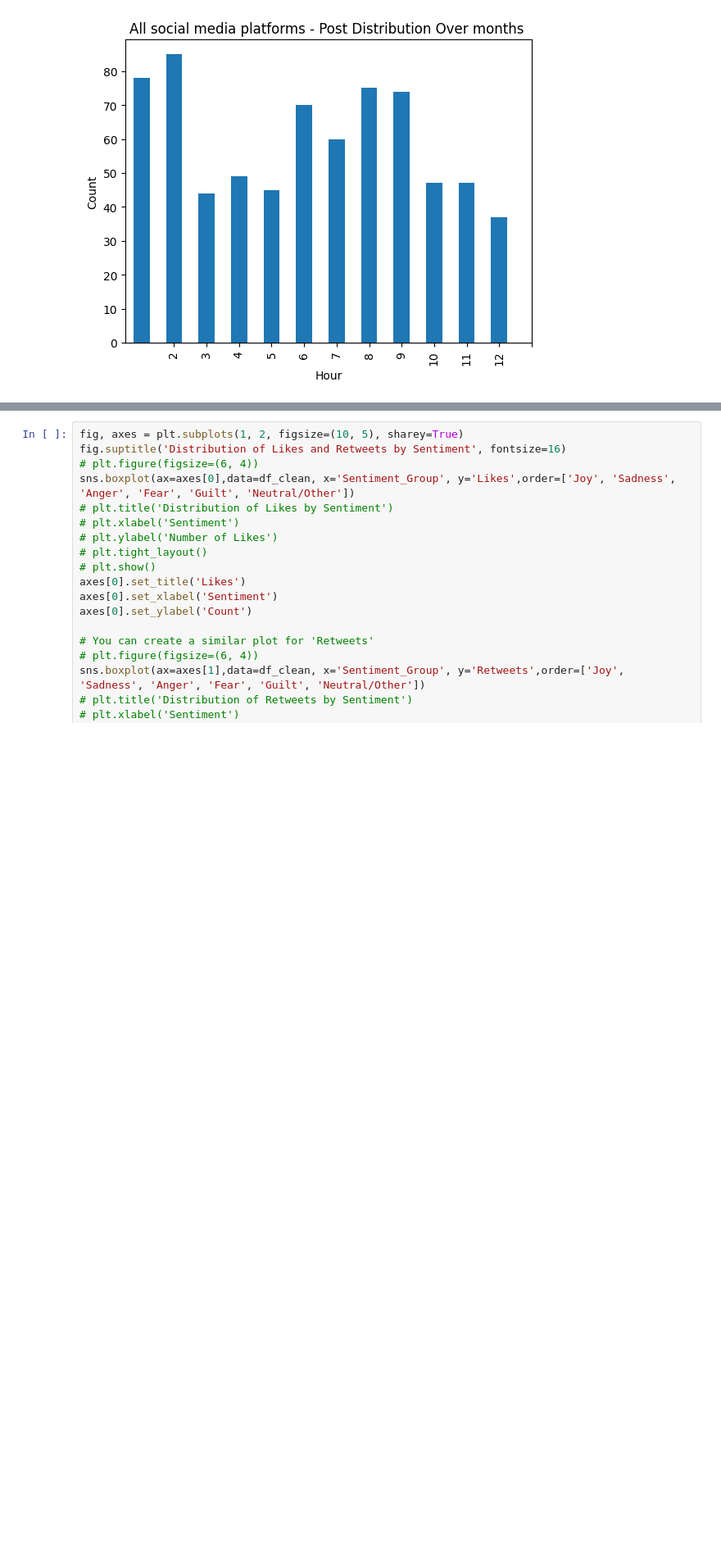
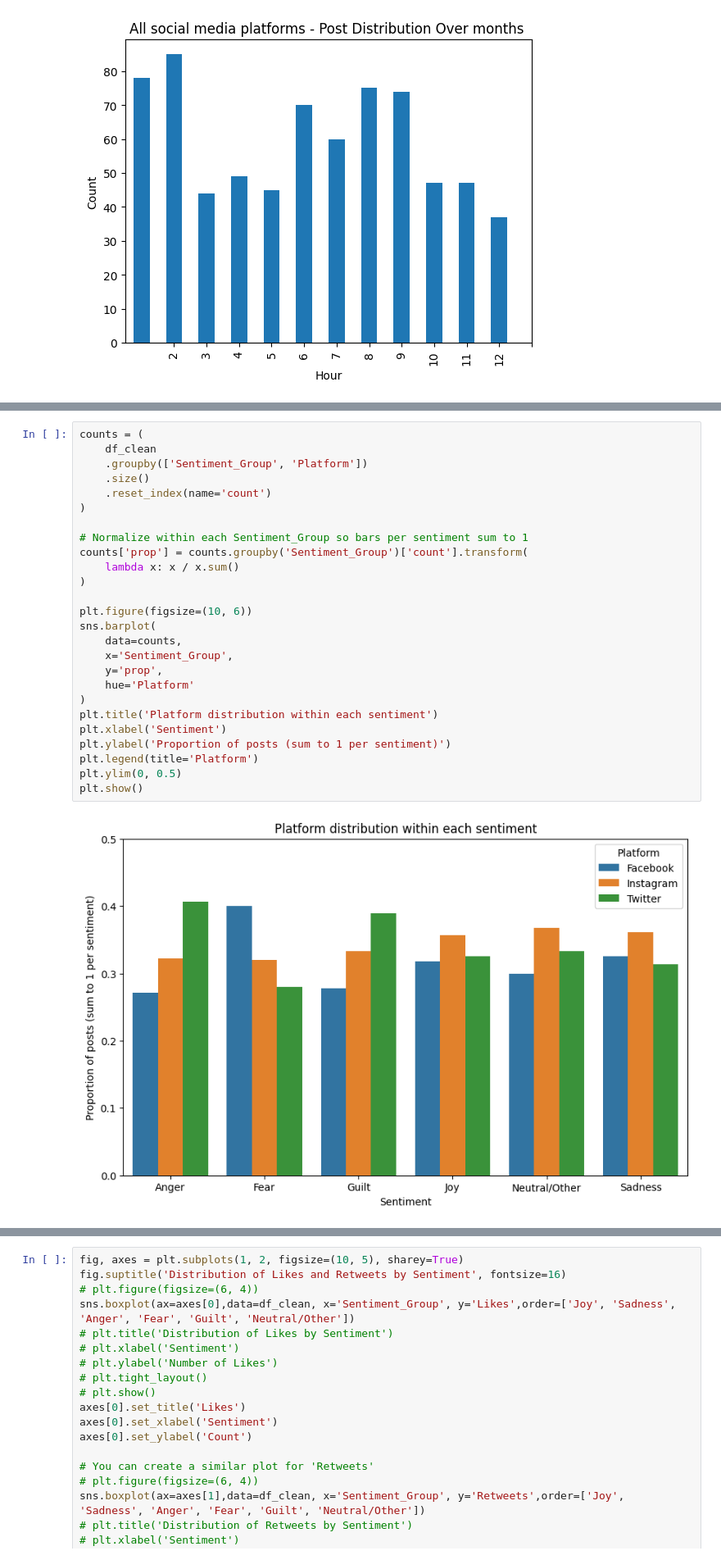
Before and after one commit to yaasamiiiin/Sentiment_Analysis_NYUDSFall2025, a Jupyter notebook: notebooks/01-data-eda-yasamin.ipynb, the cells around one changed output, grey strips where cells are left out. Shown at 82% size. Saved outputs shown, nothing was run; the diff lists cells and outputs as text; blank space fills up the shorter version.

```diff
--- a/notebooks/01-data-eda-yasamin.ipynb
+++ b/notebooks/01-data-eda-yasamin.ipynb
@@ -235,0 +264,28 @@ plt.show()
+# %%
+counts = (
+    df_clean
+    .groupby(['Sentiment_Group', 'Platform'])
+    .size()
+    .reset_index(name='count')
+)
+
+# Normalize within each Sentiment_Group so bars per sentiment sum to 1
+counts['prop'] = counts.groupby('Sentiment_Group')['count'].transform(
+    lambda x: x / x.sum()
+)
+
+plt.figure(figsize=(10, 6))
+sns.barplot(
+    data=counts,
+    x='Sentiment_Group',
+    y='prop',
+    hue='Platform'
+)
+plt.title('Platform distribution within each sentiment')
+plt.xlabel('Sentiment')
+plt.ylabel('Proportion of posts (sum to 1 per sentiment)')
+plt.legend(title='Platform')
+plt.ylim(0, 0.5)
+plt.show()
+# %% [output]
+[figure, added]
```
Also changed, not shown: parts of 31 cells of this notebook, 4 other files.
